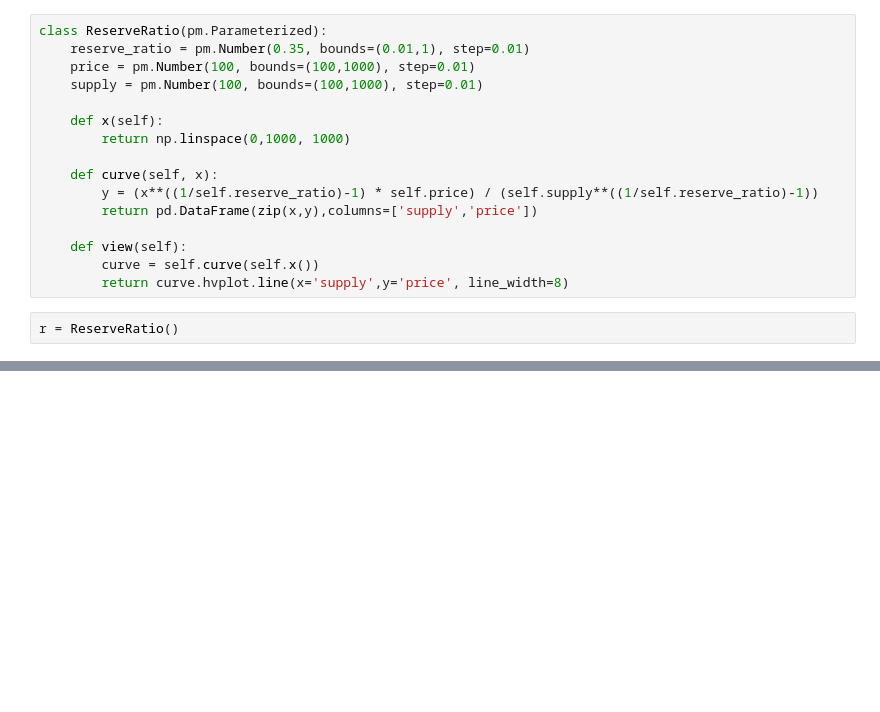
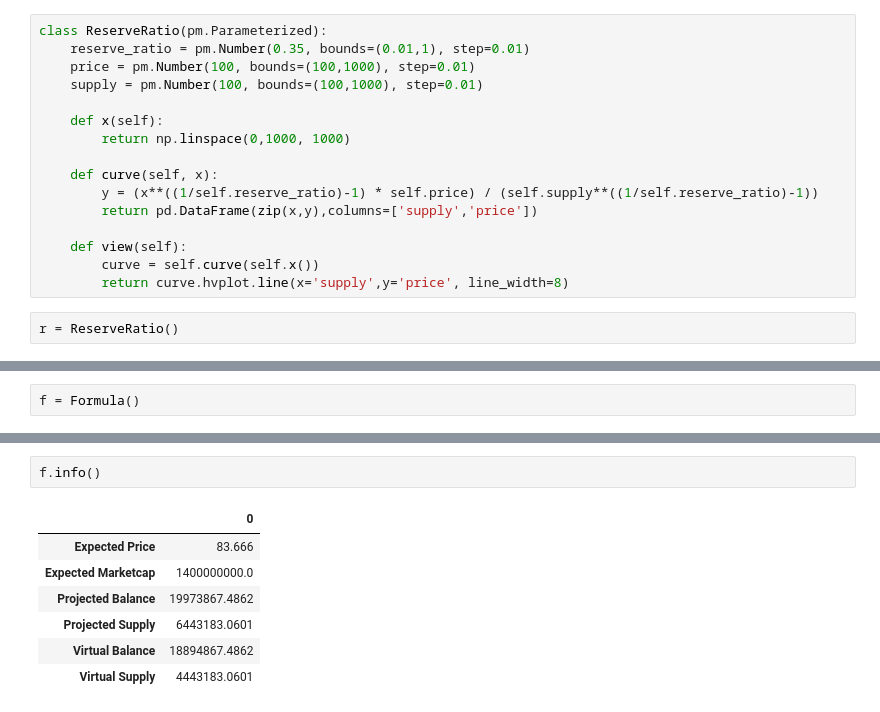
Before and after one commit to CommonsBuild/FundraisingModel, a Jupyter notebook: bancor.ipynb, the cells around one changed output, grey strips where cells are left out. Cells and saved outputs as stored; diff of their text form; blank space fills up the shorter version.

Commit message:
Modelling virtual and vanilla curves.

```diff
--- a/bancor.ipynb
+++ b/bancor.ipynb
@@ -34,0 +95,2 @@ pn.Row(r, r.view)
+# %%
+f = Formula()
@@ -34,0 +101,10 @@ pn.Row(r, r.view)
+# %%
+f.info()
+# %% [output]
+|  | 0 |
+| Expected Price | 83.666 |
+| Expected Marketcap | 1400000000.0 |
+| Projected Balance | 19973867.4862 |
+| Projected Supply | 6443183.0601 |
+| Virtual Balance | 18894867.4862 |
+| Virtual Supply | 4443183.0601 |
```
Also changed, not shown: parts of 4 cells of this notebook.
